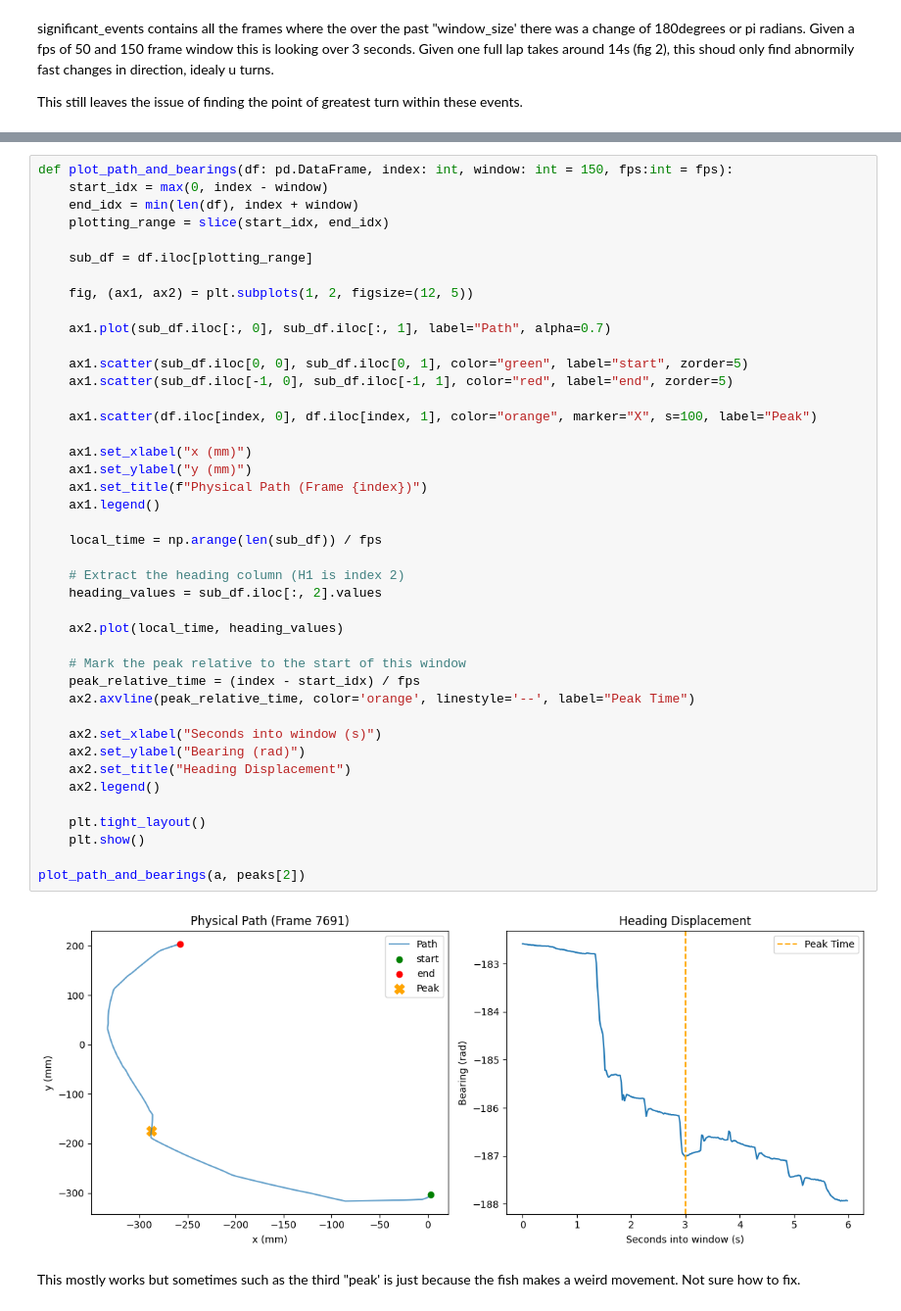
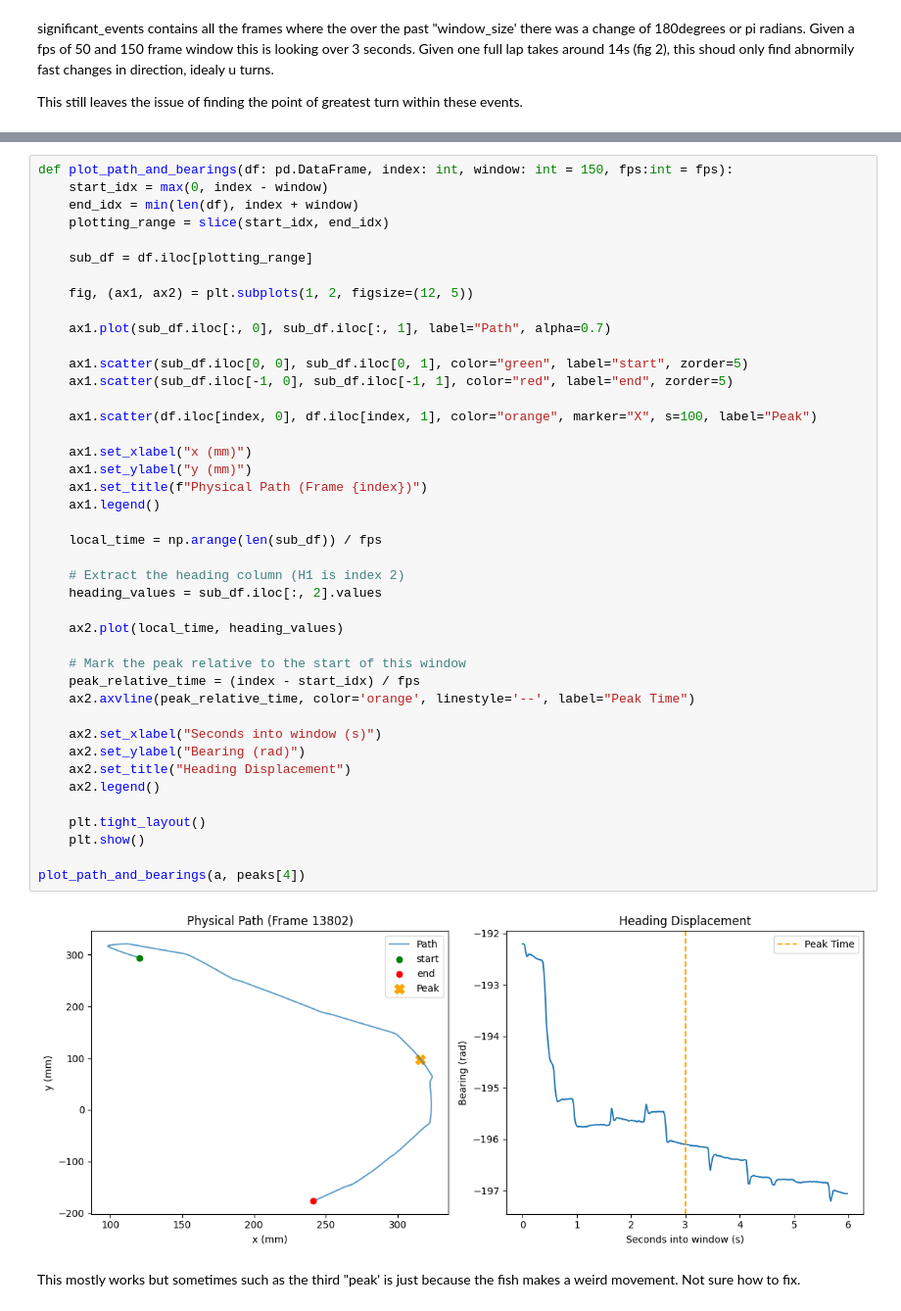
Before and after one commit to eloisecowley4/mdm2_project2, a Jupyter notebook: analysis_testing.ipynb, the cells around one changed output, grey strips where cells are left out. Shown at 98% size. Drawn from its saved outputs; the diff is of its cells as text.

```diff
--- a/analysis_testing.ipynb
+++ b/analysis_testing.ipynb
@@ -210,34 +229,34 @@ def plot_path_and_bearings(df: pd.DataFrame, index: int, window: int = 150, fps:
     ax1.scatter(sub_df.iloc[0, 0], sub_df.iloc[0, 1], color="green", label="start", zorder=5)
     ax1.scatter(sub_df.iloc[-1, 0], sub_df.iloc[-1, 1], color="red", label="end", zorder=5)
 
     ax1.scatter(df.iloc[index, 0], df.iloc[index, 1], color="orange", marker="X", s=100, label="Peak")
 
     ax1.set_xlabel("x (mm)")
     ax1.set_ylabel("y (mm)")
     ax1.set_title(f"Physical Path (Frame {index})")
     ax1.legend()
 
     local_time = np.arange(len(sub_df)) / fps
 
     # Extract the heading column (H1 is index 2)
     heading_values = sub_df.iloc[:, 2].values
 
     ax2.plot(local_time, heading_values)
 
     # Mark the peak relative to the start of this window
     peak_relative_time = (index - start_idx) / fps
     ax2.axvline(peak_relative_time, color='orange', linestyle='--', label="Peak Time")
 
     ax2.set_xlabel("Seconds into window (s)")
     ax2.set_ylabel("Bearing (rad)")
     ax2.set_title("Heading Displacement")
     ax2.legend()
 
     plt.tight_layout()
     plt.show()
 
-plot_path_and_bearings(a, peaks[2])
+plot_path_and_bearings(a, peaks[4])
 # %% [output]
-[figure, old version]
+[figure, new version]
 # %% [markdown]
 This mostly works but sometimes such as the third "peak' is just because the fish makes a weird movement. Not sure how to fix.
```
Also changed, not shown: parts of 3 cells of this notebook.
